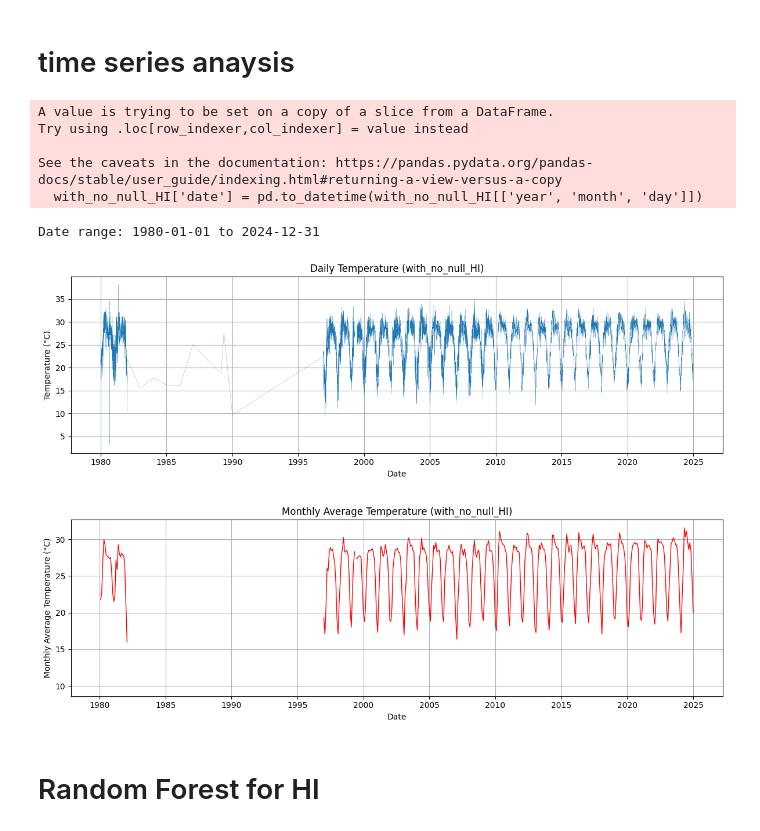
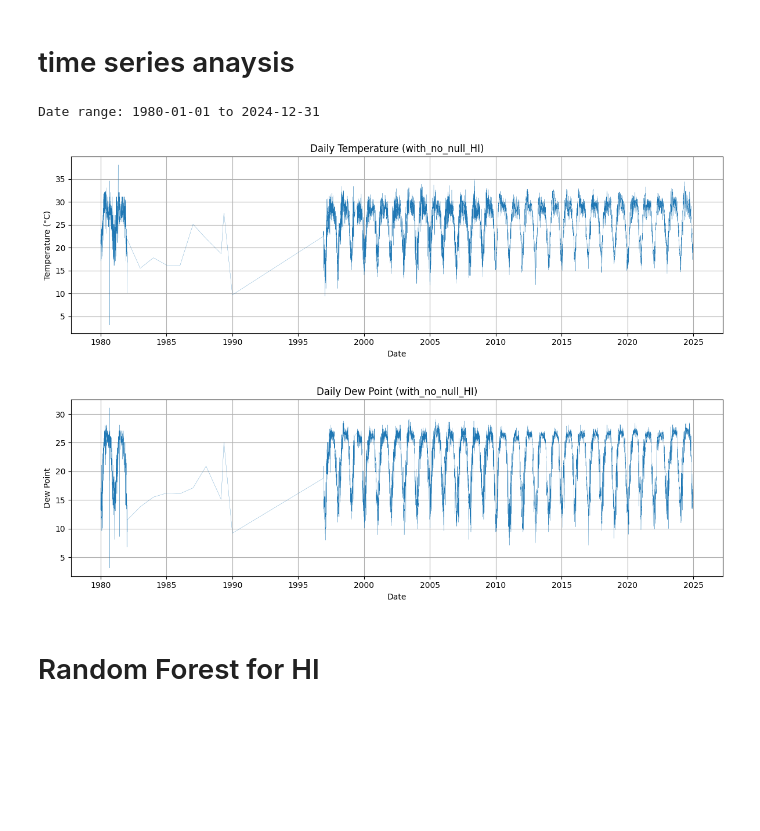
Before and after one commit to not-your-pancake/TCC-ensembling-paper, a Jupyter notebook: 4-Humidex/bagerhat_Humidex.ipynb, the cells around one changed output. Saved outputs shown, nothing was run; the diff lists cells and outputs as text; code cells hidden in the pictures; blank space fills up the shorter version.

```diff
--- a/4-Humidex/bagerhat_Humidex.ipynb
+++ b/4-Humidex/bagerhat_Humidex.ipynb
@@ -101,44 +101,38 @@ Number of zeros per column (only columns with >0 zeros shown):
 # %%
 import matplotlib.pyplot as plt
 
 # ensure a datetime column exists
 if 'date' not in with_no_null_HI.columns:
     with_no_null_HI['date'] = pd.to_datetime(with_no_null_HI[['year', 'month', 'day']])
 
 # show date range
 min_date = with_no_null_HI['date'].min()
 max_date = with_no_null_HI['date'].max()
 print(f"Date range: {min_date.date()} to {max_date.date()}")
 
 # plot daily temperature time series
 plt.figure(figsize=(12, 4))
 plt.plot(with_no_null_HI['date'], with_no_null_HI['temperature(degree C)'], linewidth=0.2)
 plt.xlabel('Date')
 plt.ylabel('Temperature (°C)')
 plt.title('Daily Temperature (with_no_null_HI)')
 plt.grid(True)
 plt.tight_layout()
 plt.show()
 
-# plot monthly average temperature to show trend
-monthly_avg = with_no_null_HI.set_index('date')['temperature(degree C)'].resample('M').mean()
+# plot dew point time series
 plt.figure(figsize=(12, 4))
-plt.plot(monthly_avg.index, monthly_avg.values, color='red', linewidth=1)
+plt.plot(with_no_null_HI['date'], with_no_null_HI['dew_point'], linewidth=0.2)
 plt.xlabel('Date')
-plt.ylabel('Monthly Average Temperature (°C)')
-plt.title('Monthly Average Temperature (with_no_null_HI)')
+plt.ylabel('Dew Point')
+plt.title('Daily Dew Point (with_no_null_HI)')
 plt.grid(True)
 plt.tight_layout()
 plt.show()
 # %% [output]
-A value is trying to be set on a copy of a slice from a DataFrame.
-Try using .loc[row_indexer,col_indexer] = value instead
-
-See the caveats in the documentation: https://pandas.pydata.org/pandas-docs/stable/user_guide/indexing.html#returning-a-view-versus-a-copy
-  with_no_null_HI['date'] = pd.to_datetime(with_no_null_HI[['year', 'month', 'day']])
+Date range: 1980-01-01 to 2024-12-31
-Date range: 1980-01-01 to 2024-12-31
 [figure]
-[figure, old version]
+[figure, new version]
 # %% [markdown]
 # Random Forest for HI
 # %%
```
Also changed, not shown: parts of 1 cell of this notebook.
